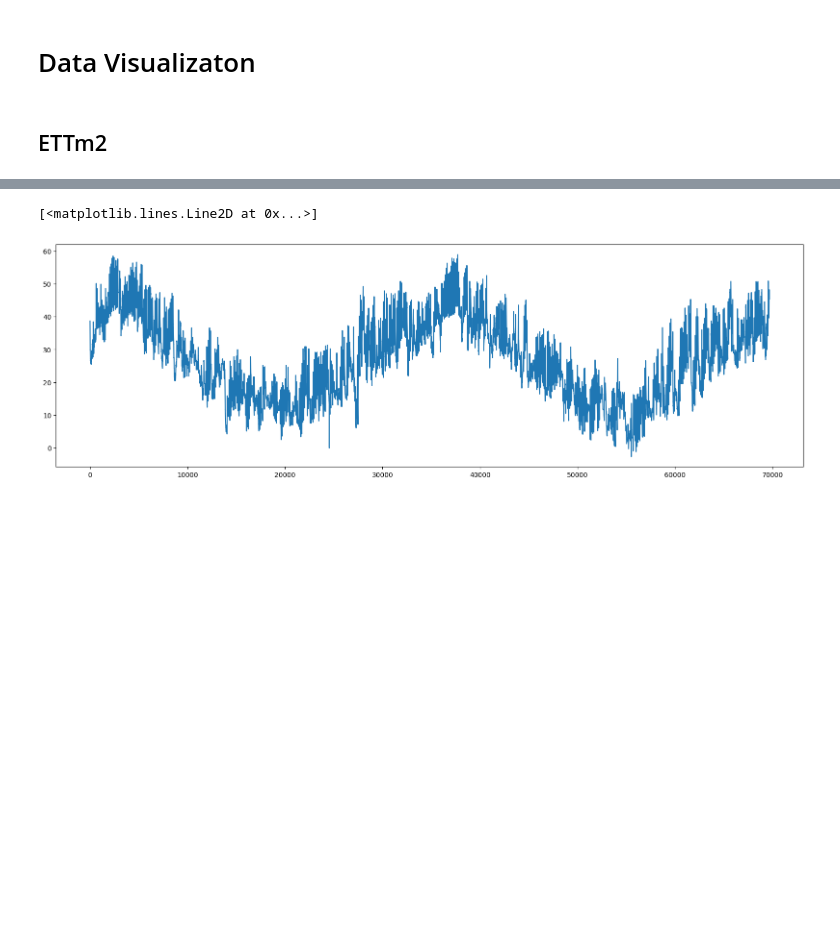
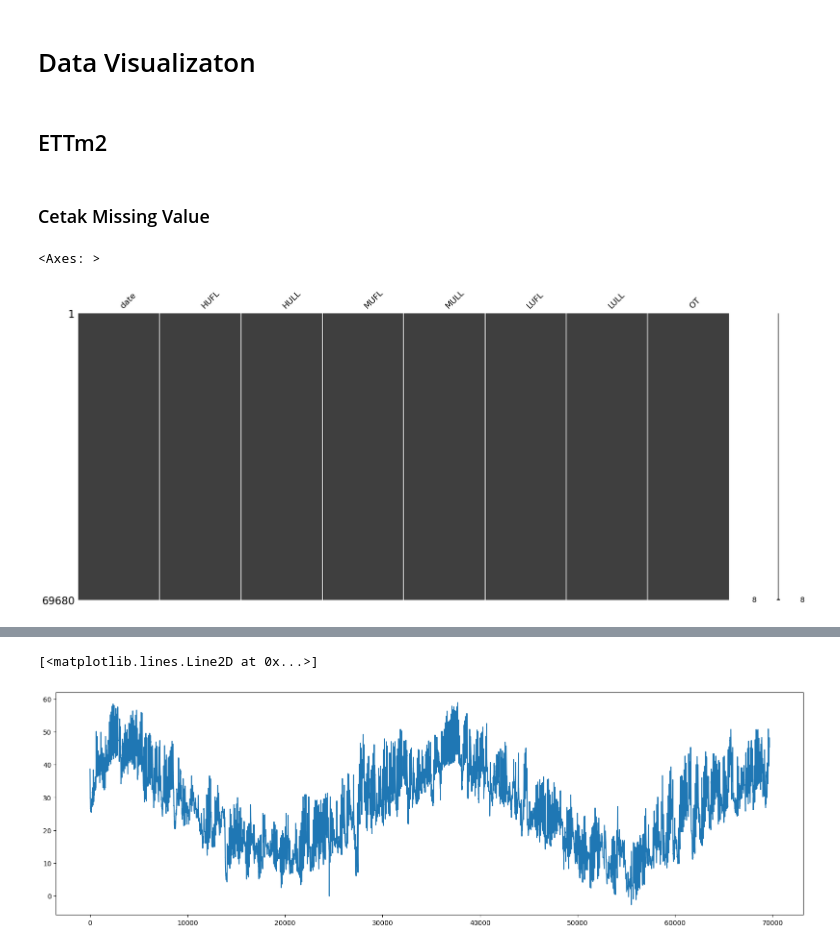
Before and after one commit to wtfish/Deep-transformer-with-cyclic-learning-rate, a Jupyter notebook: torch.ipynb, the cells around one changed output, grey strips where cells are left out. Drawn from its saved outputs; the diff is of its cells as text; code cells hidden in the pictures; blank space fills up the shorter version.

```diff
--- a/torch.ipynb
+++ b/torch.ipynb
@@ -13,3 +13,10 @@ import missingno as msno
 ## ETTm2
 # %%
 df_ettm2=pd.read_csv("Data/ETTm2.csv")
+# %% [markdown]
+### Cetak Missing Value
+# %%
+msno.matrix(df_ettm2)
+# %% [output]
+<Axes: >
+[figure, added]
```
Also changed, not shown: parts of 18 cells of this notebook.
